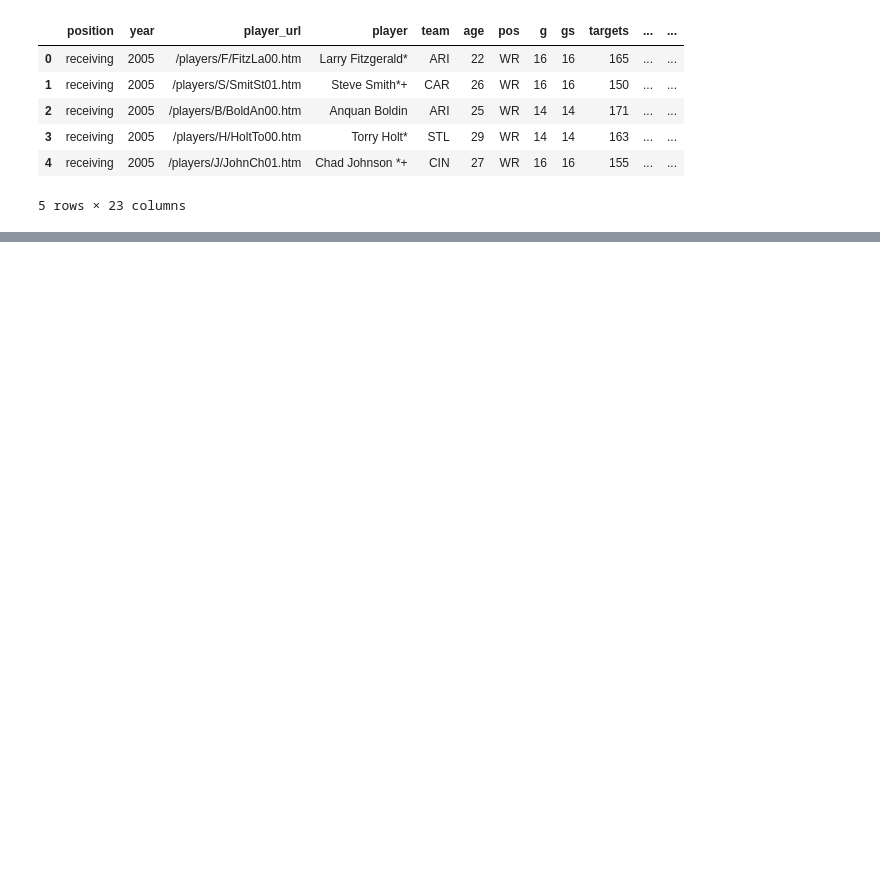
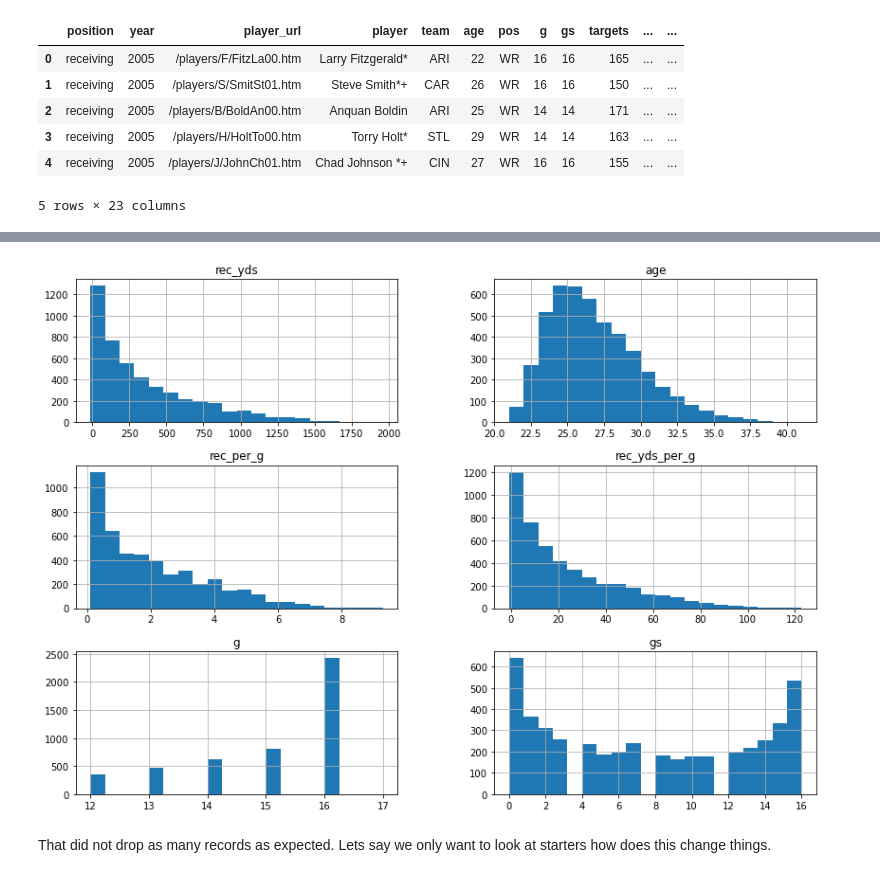
Before and after one commit to ruppdj/capstone_1_example, a Jupyter notebook: EDA.ipynb, the cells around one changed output, grey strips where cells are left out. Drawn from its saved outputs; the diff is of its cells as text; code cells hidden in the pictures; blank space fills up the shorter version.

```diff
--- a/EDA.ipynb
+++ b/EDA.ipynb
@@ -42,0 +177,2 @@ memory usage: 229.6+ KB
+# %%
+df_more_than_12_games = df[df['g'] >= 12]
@@ -42,0 +191,6 @@ memory usage: 229.6+ KB
+# %%
+df_more_than_12_games[['rec_yds', 'age','rec_per_g', 'rec_yds_per_g', 'g', 'gs']].hist(bins = 20, figsize=(14,10));
+# %% [output]
+[figure, added]
+# %% [markdown]
+That did not drop as many records as expected.  Lets say we only want to look at starters how does this change things.
```
Also changed, not shown: parts of 57 cells of this notebook.
